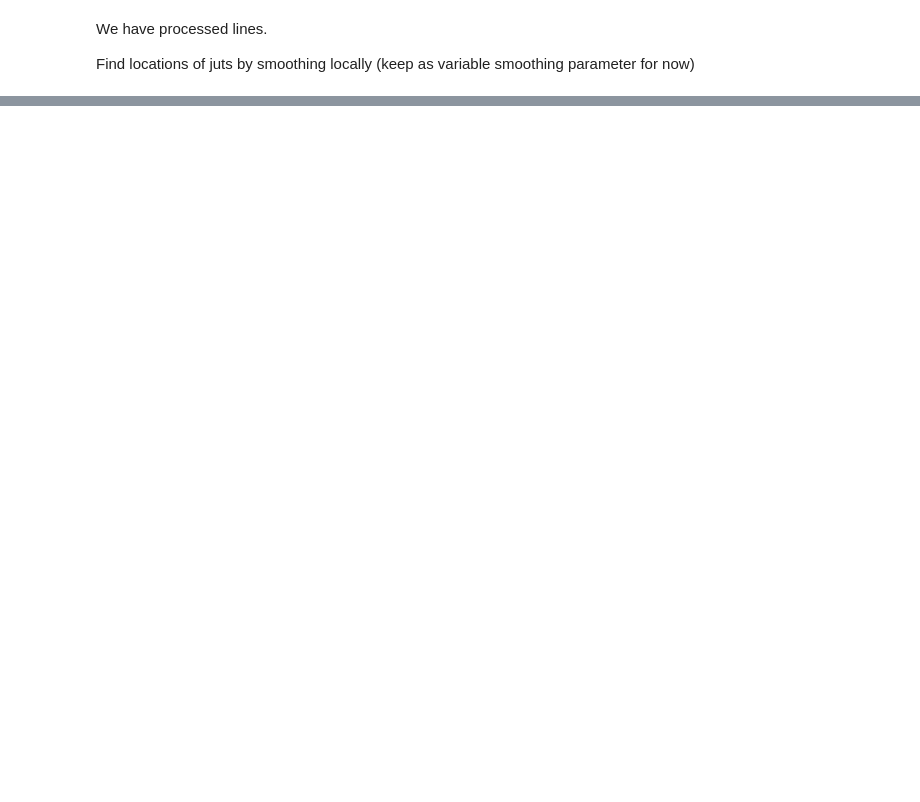
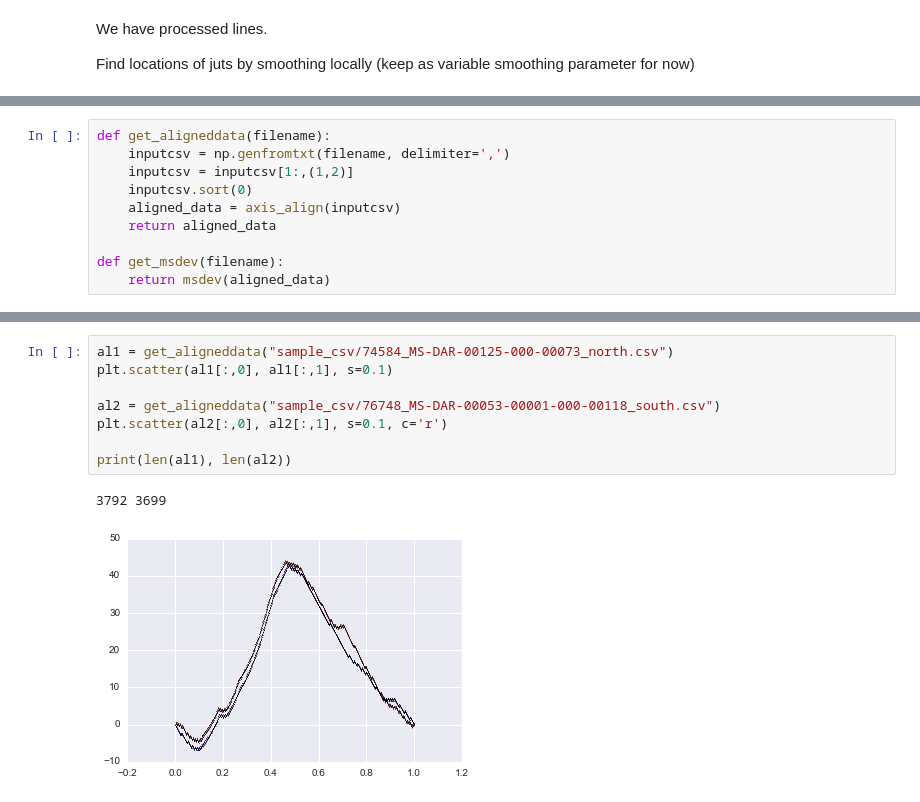
Before and after one commit to HackTheStacks/TeamDarWin-darwin-cluster, a Jupyter notebook: line_analysis.ipynb, the cells around one changed output, grey strips where cells are left out. Cells and saved outputs as stored; diff of their text form; blank space fills up the shorter version.

```diff
--- a/line_analysis.ipynb
+++ b/line_analysis.ipynb
@@ -105,0 +132,10 @@ SyntaxError: invalid syntax (<ipython-input-31-5526ab3c6f69>, line 1)
+# %%
+def get_aligneddata(filename):
+    inputcsv = np.genfromtxt(filename, delimiter=',')
+    inputcsv = inputcsv[1:,(1,2)]
+    inputcsv.sort(0)
+    aligned_data = axis_align(inputcsv)
+    return aligned_data
+
+def get_msdev(filename):
+    return msdev(aligned_data)
@@ -105,0 +165,11 @@ SyntaxError: invalid syntax (<ipython-input-31-5526ab3c6f69>, line 1)
+# %%
+al1 = get_aligneddata("sample_csv/74584_MS-DAR-00125-000-00073_north.csv")
+plt.scatter(al1[:,0], al1[:,1], s=0.1)
+
+al2 = get_aligneddata("sample_csv/76748_MS-DAR-00053-00001-000-00118_south.csv")
+plt.scatter(al2[:,0], al2[:,1], s=0.1, c='r')
+
+print(len(al1), len(al2))
+# %% [output]
+3792 3699
+[figure, added]
```
Also changed, not shown: parts of 8 cells of this notebook.
